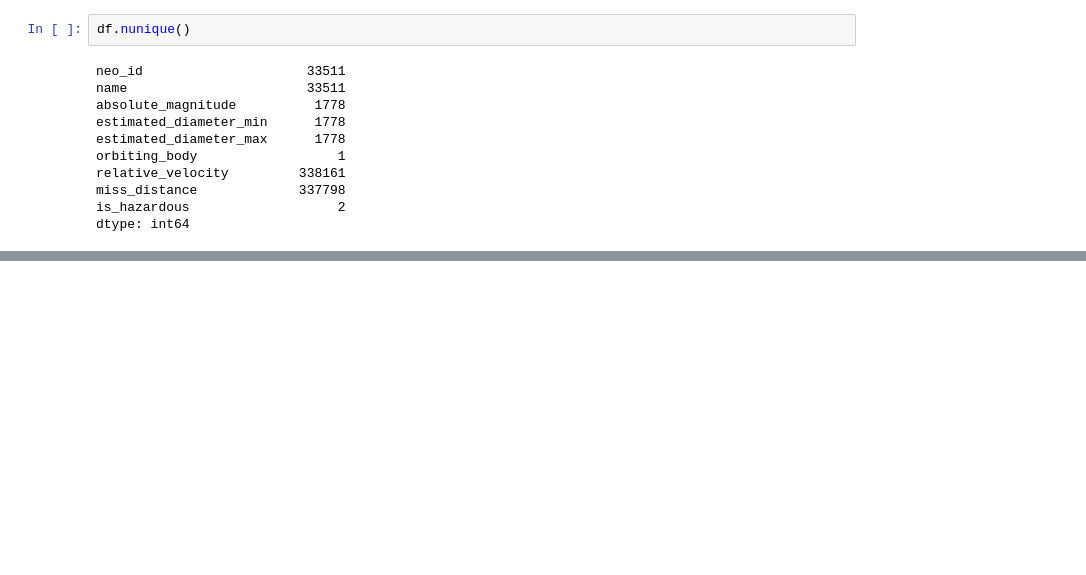
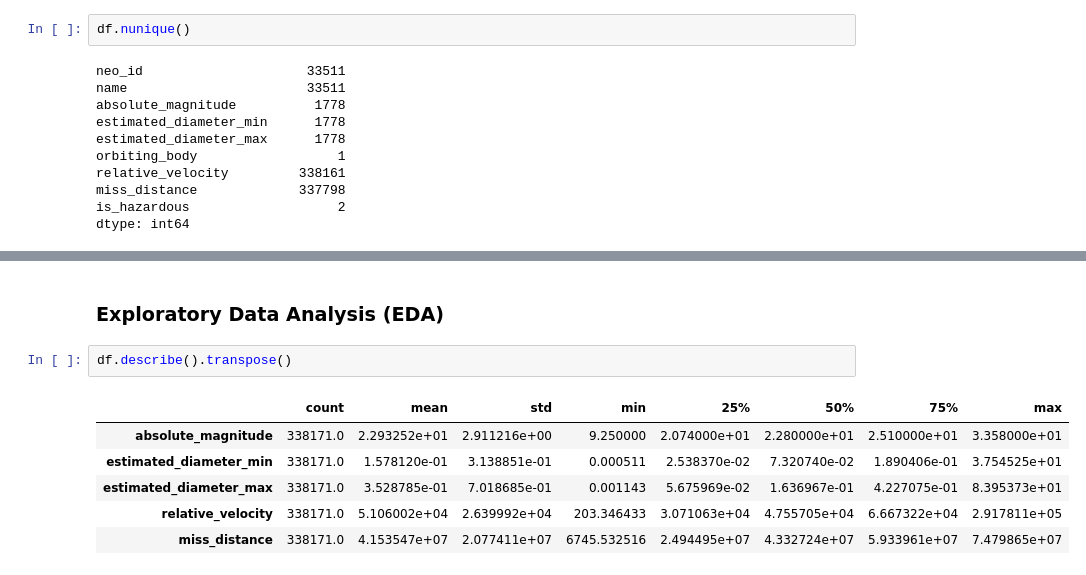
Before and after one commit to samamohamedd/Predicting-Hazardous-NEOs--Nearest-Earth-Objects--Project, a Jupyter notebook: code.ipynb, the cells around one changed output, grey strips where cells are left out. Saved outputs shown, nothing was run; the diff lists cells and outputs as text; blank space fills up the shorter version.

```diff
--- a/code.ipynb
+++ b/code.ipynb
@@ -86,0 +88,11 @@ df.duplicated().sum()
+# %% [markdown]
+### Exploratory Data Analysis (EDA)
+# %%
+df.describe().transpose()
+# %% [output]
+|  | count | mean | std | min | 25% | 50% | 75% | max |
+| absolute_magnitude | 338171.0 | 2.293252e+01 | 2.911216e+00 | 9.250000 | 2.074000e+01 | 2.280000e+01 | 2.510000e+01 | 3.358000e+01 |
+| estimated_diameter_min | 338171.0 | 1.578120e-01 | 3.138851e-01 | 0.000511 | 2.538370e-02 | 7.320740e-02 | 1.890406e-01 | 3.754525e+01 |
+| estimated_diameter_max | 338171.0 | 3.528785e-01 | 7.018685e-01 | 0.001143 | 5.675969e-02 | 1.636967e-01 | 4.227075e-01 | 8.395373e+01 |
+| relative_velocity | 338171.0 | 5.106002e+04 | 2.639992e+04 | 203.346433 | 3.071063e+04 | 4.755705e+04 | 6.667322e+04 | 2.917811e+05 |
+| miss_distance | 338171.0 | 4.153547e+07 | 2.077411e+07 | 6745.532516 | 2.494495e+07 | 4.332724e+07 | 5.933961e+07 | 7.479865e+07 |
```
Also changed, not shown: parts of 12 cells of this notebook.
